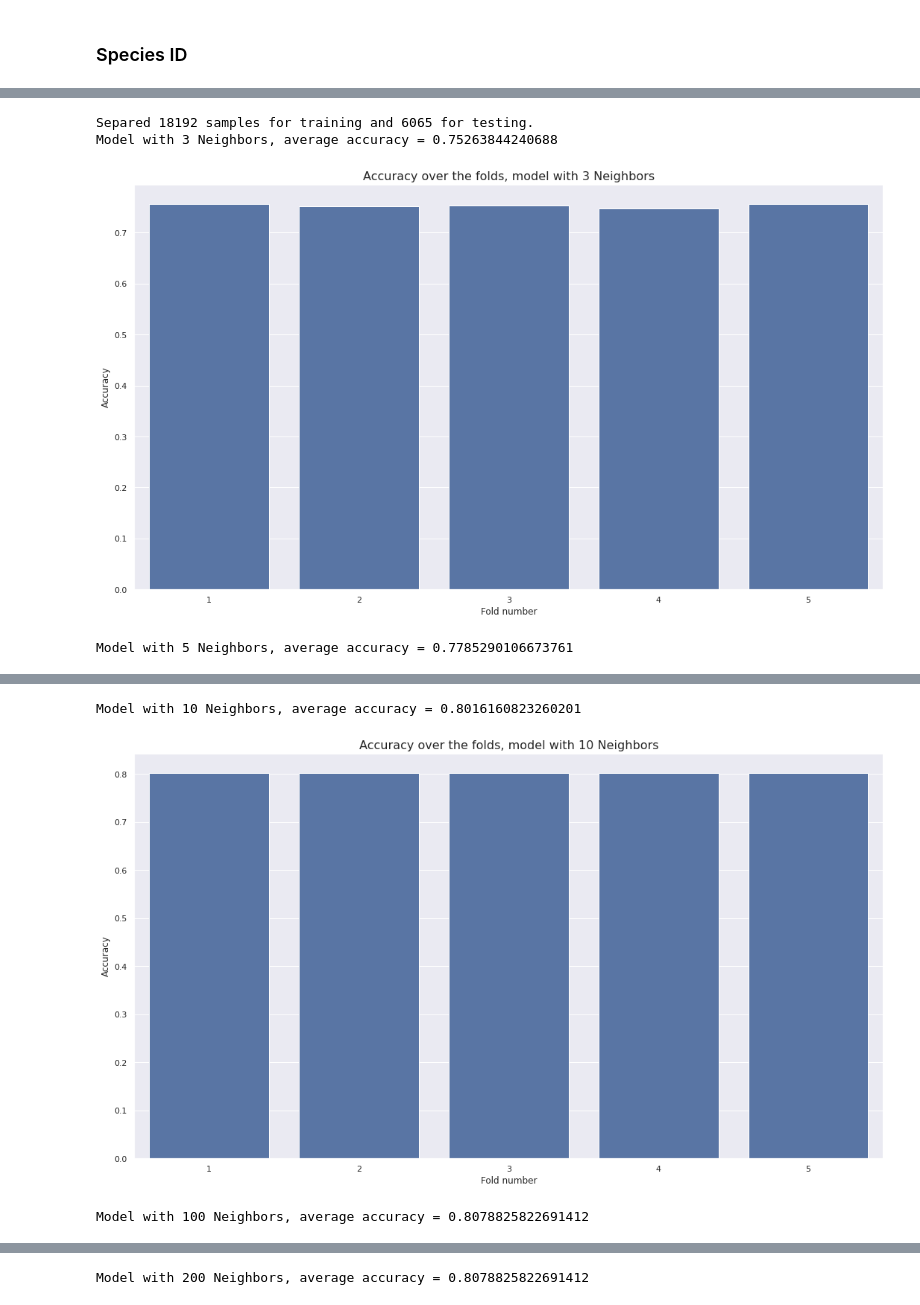
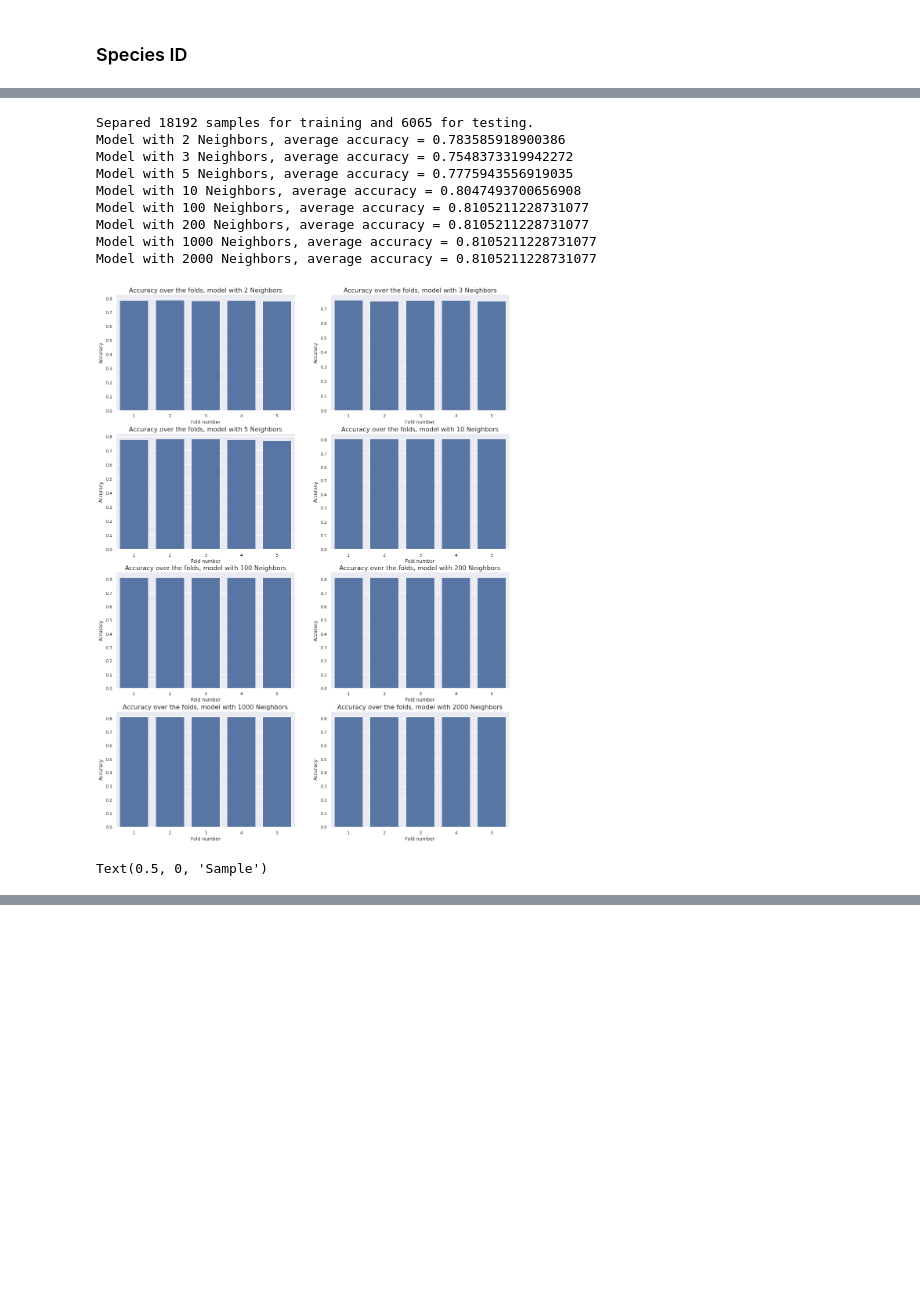
Before and after one commit to MvKaio/StudyOfAircraftWildlifeStrikes, a Jupyter notebook: notebooks/Classification.ipynb, the cells around one changed output, grey strips where cells are left out. Drawn from its saved outputs; the diff is of its cells as text; code cells hidden in the pictures; blank space fills up the shorter version.

```diff
--- a/notebooks/Classification.ipynb
+++ b/notebooks/Classification.ipynb
@@ -53,11 +53,13 @@ y = pd.Categorical(df_common_birds["Species ID"]).codes
 X, X_test, y, y_test = train_test_split(X, y)
 print(f"Selected {y.shape[0]} samples for training and {y_test.shape[0]} for testing.")
 
+fig, ax = plt.subplots(4, 2, figsize=(18, 25))
+
 kfold = StratifiedKFold(5)
-for K in [3, 5, 10, 100, 200, 1000, 2000]:
+for i, K in enumerate([2, 3, 5, 10, 100, 200, 1000, 2000]):
     scores = []
     # Training over the folds
-    for i, (train_index, test_index) in enumerate(kfold.split(X, y)):
+    for train_index, test_index in kfold.split(X, y):
         X_train, X_val = X[train_index], X[test_index]
         y_train, y_val = y[train_index], y[test_index]
 
@@ -67,11 +69,14 @@ for K in [3, 5, 10, 100, 200, 1000, 2000]:
 
     # Displaying the results
     print(f"Model with {K} Neighbors, average accuracy = {np.mean(scores)}")
-    sns.barplot(x=np.arange(1, 6), y=scores, color='b')
-    plt.title(f"Accuracy over the folds, model with {K} Neighbors")
-    plt.ylabel("Accuracy")
-    plt.xlabel("Fold number")
-    plt.show()
+    sns.barplot(x=np.arange(1, 6), y=scores, color='b', ax=ax[i // 2][i % 2])
+    ax[i//2][i%2].set(
+        title=f"Accuracy over the folds, model with {K} Neighbors",
+        ylabel="Accuracy",
+        xlabel="Fold number"
+    )
+
+plt.show()
 
 # Keeping the model with best accuracy
 model = KNeighborsClassifier(100)
@@ -81,5 +86,7 @@ model.score(X_test, y_test)
 predictions = model.predict(X_test)
 sns.scatterplot(x=np.arange(len(predictions)), y=predictions)
 plt.title("Predictions over the test dataset")
+plt.ylabel("Predicted Class")
+plt.xlabel("Sample")
 # %% [output]
 Selected 4590 samples for training and 1531 for testing.
@@ -99,40 +104,54 @@ Model with 1000 Neighbors, average accuracy = 0.2485838779956427
 # %%
 # Droping 'Over 100' due to the lack of samples
 df_quantity = df_filtered[df_filtered["Species Quantity"] != "Over 100"]
 
 X = pd.get_dummies(df_quantity.drop("Species Quantity", axis=1)).values
 y = pd.Categorical(df_quantity["Species Quantity"]).codes
 
 X, X_test, y, y_test = train_test_split(X, y)
 print(f"Separed {y.shape[0]} samples for training and {y_test.shape[0]} for testing.")
 
+fig, ax = plt.subplots(4, 2, figsize=(18, 25))
+
 kfold = StratifiedKFold(5)
-for K in [3, 5, 10, 100, 200, 1000, 2000]:
+for i, K in enumerate([2, 3, 5, 10, 100, 200, 1000, 2000]):
     scores = []
-    for i, (train_index, test_index) in enumerate(kfold.split(X, y)):
+    for train_index, test_index in kfold.split(X, y):
         X_train, X_val = X[train_index], X[test_index]
         y_train, y_val = y[train_index], y[test_index]
 
         model = KNeighborsClassifier(K)
         model.fit(X_train, y_train)
         scores.append(model.score(X_val, y_val))
 
     print(f"Model with {K} Neighbors, average accuracy = {np.mean(scores)}")
-    sns.barplot(x=np.arange(1, 6), y=scores, color='b')
-    plt.title(f"Accuracy over the folds, model with {K} Neighbors")
-    plt.ylabel("Accuracy")
-    plt.xlabel("Fold number")
-    plt.show()
+    sns.barplot(x=np.arange(1, 6), y=scores, color='b', ax=ax[i // 2][i % 2])
+    ax[i//2][i%2].set(
+        title=f"Accuracy over the folds, model with {K} Neighbors",
+        ylabel="Accuracy",
+        xlabel="Fold number"
+    )
+
+plt.show()
 
 model = KNeighborsClassifier(100)
 model.fit(X, y)
 model.score(X_test, y_test)
 
 predictions = model.predict(X_test)
 sns.scatterplot(x=np.arange(len(predictions)), y=predictions)
 plt.title("Predictions over the test dataset")
+plt.ylabel("Predicted Class")
+plt.xlabel("Sample")
 # %% [output]
 Separed 18192 samples for training and 6065 for testing.
-Model with 3 Neighbors, average accuracy = 0.75263844240688
+Model with 2 Neighbors, average accuracy = 0.783585918900386
+Model with 3 Neighbors, average accuracy = 0.7548373319942272
+Model with 5 Neighbors, average accuracy = 0.7775943556919035
+Model with 10 Neighbors, average accuracy = 0.8047493700656908
+Model with 100 Neighbors, average accuracy = 0.8105211228731077
+Model with 200 Neighbors, average accuracy = 0.8105211228731077
+Model with 1000 Neighbors, average accuracy = 0.8105211228731077
+Model with 2000 Neighbors, average accuracy = 0.8105211228731077
-[figure, old version]
+[figure, new version]
-Model with 5 Neighbors, average accuracy = 0.7785290106673761
+Text(0.5, 0, 'Sample')
@@ -140,3 +158,0 @@ Model with 5 Neighbors, average accuracy = 0.7785290106673761
-Model with 10 Neighbors, average accuracy = 0.8016160823260201
-[figure, removed]
-Model with 100 Neighbors, average accuracy = 0.8078825822691412
@@ -144 +158,0 @@ Model with 100 Neighbors, average accuracy = 0.8078825822691412
-Model with 200 Neighbors, average accuracy = 0.8078825822691412
```
Also changed, not shown: parts of 3 cells of this notebook, 8 other files.
